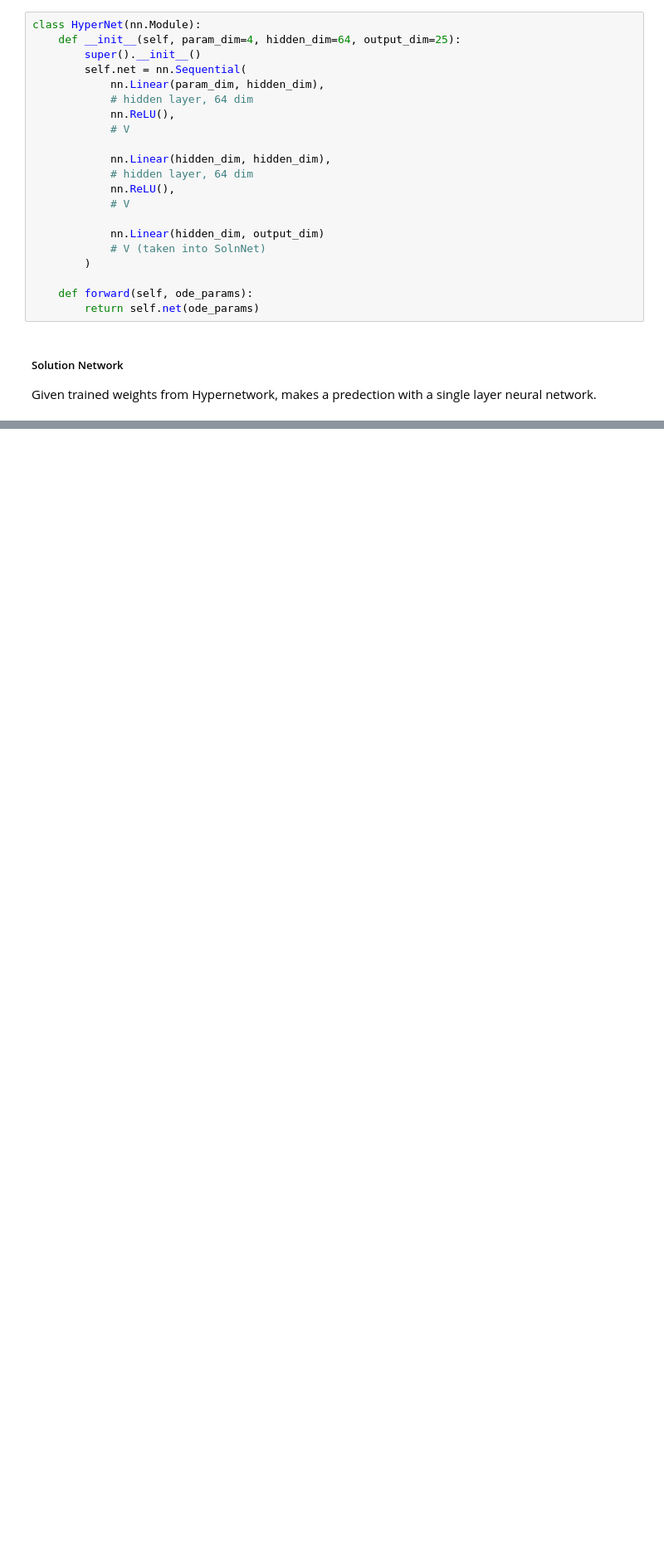
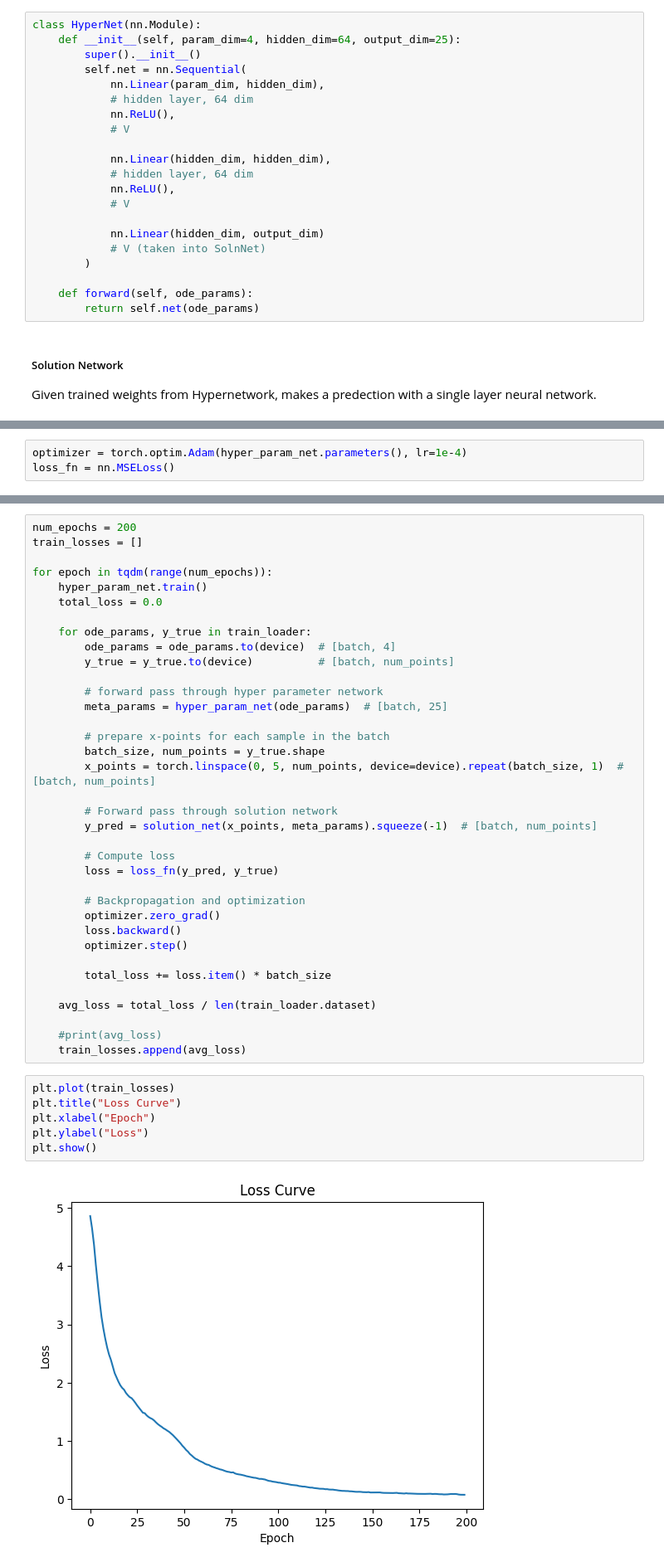
Before and after one commit to Rupository/prePression, a Jupyter notebook: MLODE.ipynb, the cells around one changed output, grey strips where cells are left out. Shown: that part at 83% size. Cells and saved outputs as stored; diff of their text form; blank space fills up the shorter version.

Commit message:
META: solved

```diff
--- a/MLODE.ipynb
+++ b/MLODE.ipynb
@@ -184,0 +222,3 @@ class SolutionNet(nn.Module):
+# %%
+optimizer = torch.optim.Adam(hyper_param_net.parameters(), lr=1e-4)
+loss_fn = nn.MSELoss()
@@ -184,0 +227,44 @@ class SolutionNet(nn.Module):
+# %%
+num_epochs = 200
+train_losses = []
+
+for epoch in tqdm(range(num_epochs)):
+    hyper_param_net.train()
+    total_loss = 0.0
+
+    for ode_params, y_true in train_loader:
+        ode_params = ode_params.to(device)  # [batch, 4]
+        y_true = y_true.to(device)          # [batch, num_points]
+
+        # forward pass through hyper parameter network
+        meta_params = hyper_param_net(ode_params)  # [batch, 25]
+
+        # prepare x-points for each sample in the batch
+        batch_size, num_points = y_true.shape
+        x_points = torch.linspace(0, 5, num_points, device=device).repeat(batch_size, 1)  # [batch, num_points]
+
+        # Forward pass through solution network
+        y_pred = solution_net(x_points, meta_params).squeeze(-1)  # [batch, num_points]
+
+        # Compute loss
+        loss = loss_fn(y_pred, y_true)
+
+        # Backpropagation and optimization
+        optimizer.zero_grad()
+        loss.backward()
+        optimizer.step()
+
+        total_loss += loss.item() * batch_size
+
+    avg_loss = total_loss / len(train_loader.dataset)
+
+    #print(avg_loss)
+    train_losses.append(avg_loss)
+# %%
+plt.plot(train_losses)
+plt.title("Loss Curve")
+plt.xlabel("Epoch")
+plt.ylabel("Loss")
+plt.show()
+# %% [output]
+[figure, added]
```
Also changed, not shown: parts of 16 cells of this notebook, 1 other file.
